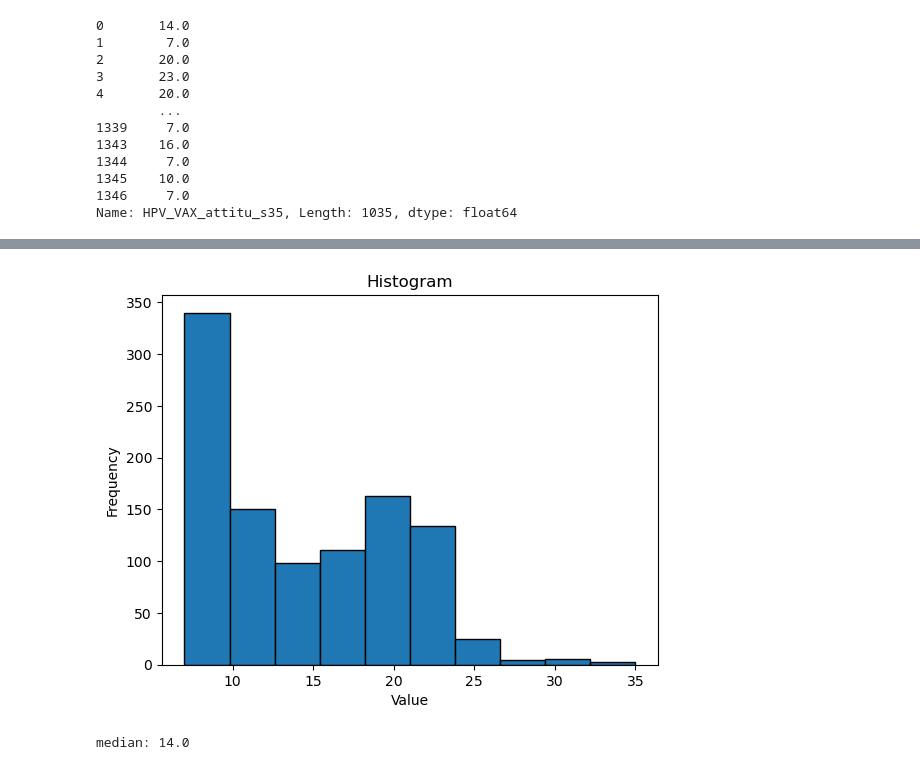
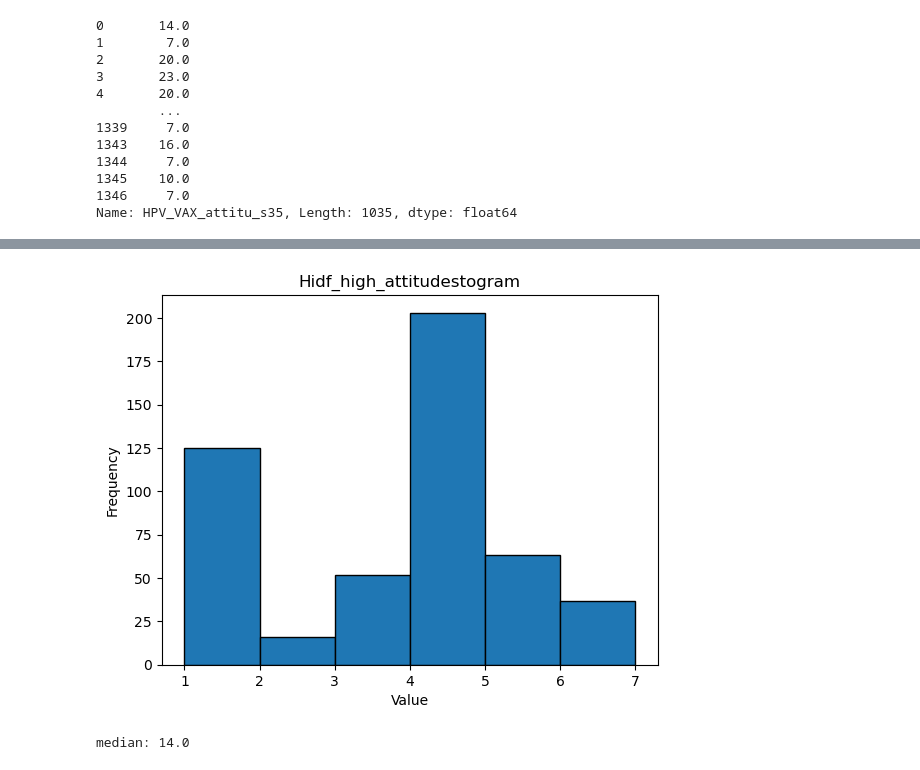
Before and after one commit to suyanpengzhang/HPV-Network, a Jupyter notebook: Data Summary.ipynb, the cells around one changed output, grey strips where cells are left out. Saved outputs shown, nothing was run; the diff lists cells and outputs as text; code cells hidden in the pictures.

```diff
--- a/Data Summary.ipynb
+++ b/Data Summary.ipynb
@@ -68,3 +85,6 @@ hpvdata_cleaned['HPV_VAX_attitu_s35']
 1345    10.0
 1346     7.0
 Name: HPV_VAX_attitu_s35, Length: 1035, dtype: float64
+# %%
+df_low_attitude = hpvdata_cleaned[hpvdata_cleaned['HPV_VAX_attitu_s35']<=np.nanmedian(hpvdata_cleaned['HPV_VAX_attitu_s35'])]
+df_high_attitude = hpvdata_cleaned[hpvdata_cleaned['HPV_VAX_attitu_s35']>np.nanmedian(hpvdata_cleaned['HPV_VAX_attitu_s35'])]
@@ -71,12 +107,13 @@ Name: HPV_VAX_attitu_s35, Length: 1035, dtype: float64
 # %%
 import matplotlib.pyplot as plt
-plt.hist(hpvdata_cleaned['HPV_VAX_attitu_s35'], bins=10, edgecolor='black')  # Adjust 'bins' parameter as needed
-plt.title('Histogram')
+df_high_attitude = df_high_attitude[df_high_attitude['sec1_q6']!=-999]
+plt.hist(df_high_attitude['sec1_q6'], bins=6, range=[1,7],edgecolor='black')  # Adjust 'bins' parameter as needed
+plt.title('Hidf_high_attitudestogram')
 plt.xlabel('Value')
 plt.ylabel('Frequency')
 plt.show()
 # %% [output]
-[figure, old version]
+[figure, new version]
 # %%
 print('median:',np.median(hpvdata_cleaned['HPV_VAX_attitu_s35']))
 group1 = hpvdata_cleaned[hpvdata_cleaned['HPV_VAX_attitu_s35']<=14]
```
Also changed, not shown: parts of 2 cells of this notebook, 1 other file.
